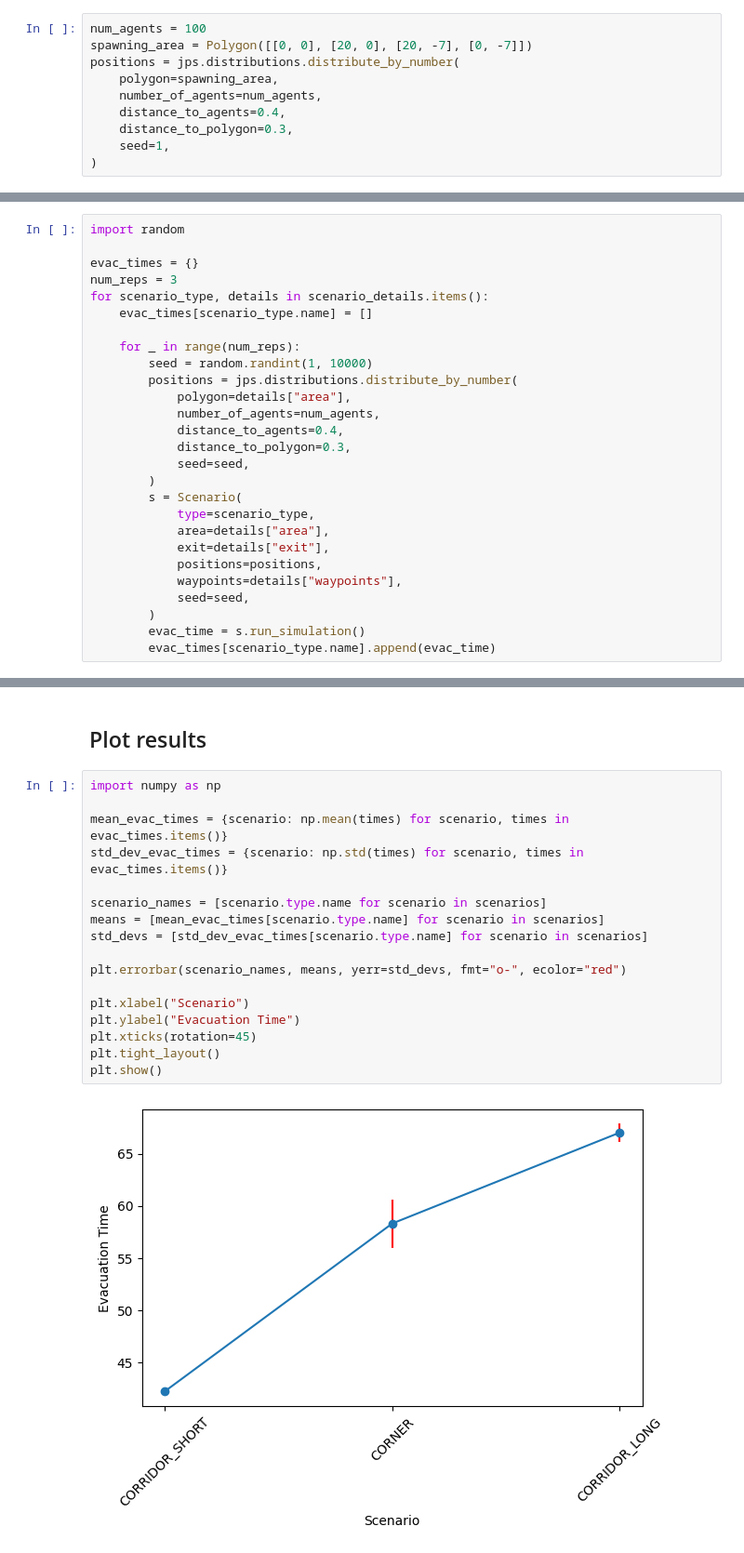
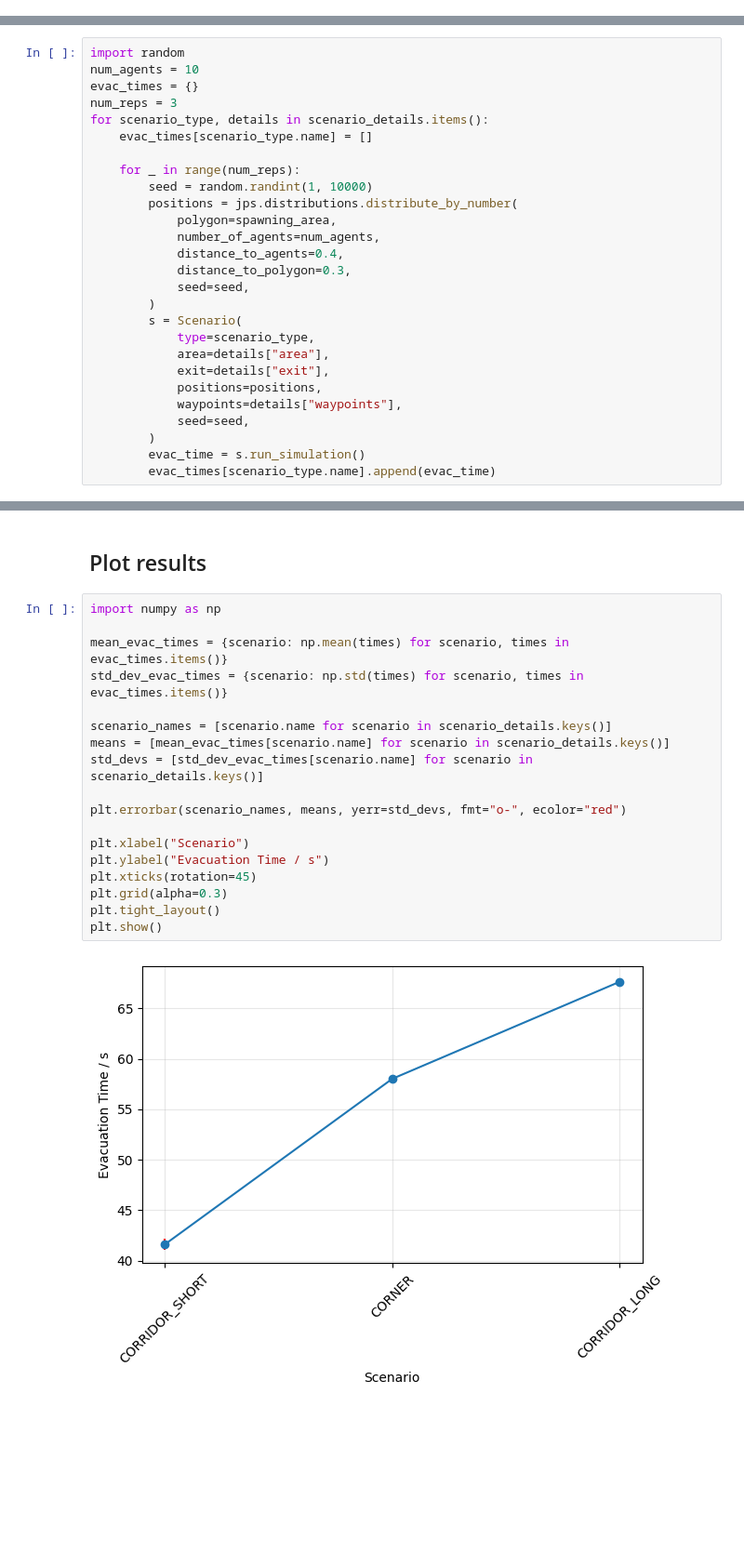
Before and after one commit to PedestrianDynamics/CFM2, a Jupyter notebook: notebooks/assignement6.ipynb, the cells around one changed output, grey strips where cells are left out. Shown at 93% size. Drawn from its saved outputs; the diff is of its cells as text; blank space fills up the shorter version.

```diff
--- a/notebooks/assignement6.ipynb
+++ b/notebooks/assignement6.ipynb
@@ -146,10 +143,0 @@ class Scenario:
-# %%
-num_agents = 100
-spawning_area = Polygon([[0, 0], [20, 0], [20, -7], [0, -7]])
-positions = jps.distributions.distribute_by_number(
-    polygon=spawning_area,
-    number_of_agents=num_agents,
-    distance_to_agents=0.4,
-    distance_to_polygon=0.3,
-    seed=1,
-)
@@ -267,7 +254,7 @@ plt.tight_layout()
 ## Run simulations
 # %%
 import random
-
+num_agents = 10
 evac_times = {}
 num_reps = 3
 for scenario_type, details in scenario_details.items():
@@ -276,7 +263,7 @@ for scenario_type, details in scenario_details.items():
     for _ in range(num_reps):
         seed = random.randint(1, 10000)
         positions = jps.distributions.distribute_by_number(
-            polygon=details["area"],
+            polygon=spawning_area,
             number_of_agents=num_agents,
             distance_to_agents=0.4,
             distance_to_polygon=0.3,
@@ -316,19 +303,20 @@ run simulation CORRIDOR_LONG with 100
 # %%
 import numpy as np
 
 mean_evac_times = {scenario: np.mean(times) for scenario, times in evac_times.items()}
 std_dev_evac_times = {scenario: np.std(times) for scenario, times in evac_times.items()}
 
-scenario_names = [scenario.type.name for scenario in scenarios]
-means = [mean_evac_times[scenario.type.name] for scenario in scenarios]
-std_devs = [std_dev_evac_times[scenario.type.name] for scenario in scenarios]
+scenario_names = [scenario.name for scenario in scenario_details.keys()]
+means = [mean_evac_times[scenario.name] for scenario in scenario_details.keys()]
+std_devs = [std_dev_evac_times[scenario.name] for scenario in scenario_details.keys()]
 
 plt.errorbar(scenario_names, means, yerr=std_devs, fmt="o-", ecolor="red")
 
 plt.xlabel("Scenario")
-plt.ylabel("Evacuation Time")
+plt.ylabel("Evacuation Time / s")
 plt.xticks(rotation=45)
+plt.grid(alpha=0.3)
 plt.tight_layout()
 plt.show()
 # %% [output]
-[figure, old version]
+[figure, new version]
```
Also changed, not shown: parts of 4 cells of this notebook.
